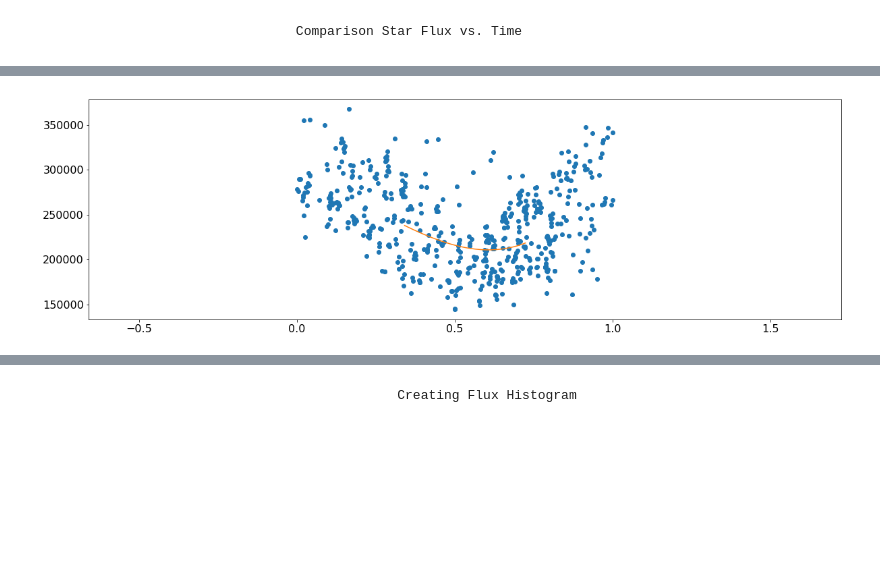
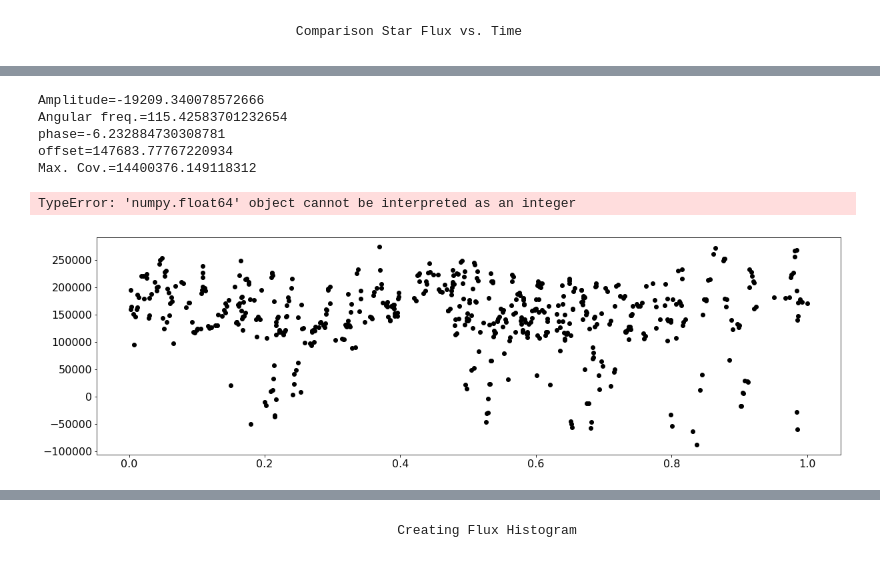
Before and after one commit to joshuapepper/kelt_halo, a Jupyter notebook: old fnAql.ipynb, the cells around one changed output, grey strips where cells are left out. Cells and saved outputs as stored; diff of their text form; code cells hidden in the pictures; blank space fills up the shorter version.

```diff
--- a/old fnAql.ipynb
+++ b/old fnAql.ipynb
@@ -761,18 +732,61 @@ plt.show()
-# %%
-# get x and y vectors
-x = phase
-y = final_flux
-
-# calculate polynomial
-z = np.polyfit(x, y, 3)
-f = np.poly1d(z)
-
-# calculate new x's and y's
-x_new = np.linspace(x[0], x[-1], 50)
-y_new = f(x_new)
-
-plt.plot(x,y,'o', x_new, y_new)
-plt.xlim([x[0]-1, x[-1] + 1 ])
-plt.show()
-# %% [output]
-[figure, removed]
+# %%
+import scipy.optimize
+import pylab as plt
+
+#Fit sin to the input time sequence, and return fitimeing parameters
+# "amp", "omega", "phase", "offset", "freq", "period" and "fitfunc"
+def fit_sin(time, point):
+    ff = np.fft.fftfreq(len(time), (time[1]-time[0]))   # assume uniform spacing
+    Fpoint = abs(np.fft.fft(point))
+    guess_freq = abs(ff[np.argmax(Fpoint[1:])+1])   # excluding the zero frequency "peak", which is related to offset
+    guess_amp = np.std(point) * 2.**0.5
+    guess_offset = np.mean(point)
+    guess = np.array([guess_amp, 2.*np.pi*guess_freq, 0., guess_offset])
+
+    popt, pcov = scipy.optimize.curve_fit(sinfunc, time, point, p0=guess)
+    A, w, p, c = popt
+    f = w/(2.*np.pi)
+    fitfunc = lambda t: A * np.sin(w*t + p) + c
+    return {"amp": A, "omega": w, "phase": p, "offset": c, "freq": f, "period": 1./f, "fitfunc": fitfunc, "maxcov": np.max(pcov), "rawres": (guess,popt,pcov)}
+
+
+def sinfunc(t, A, w, p, c):
+    return A * np.sin(w*t + p) + c
+
+full_table=[]
+for i in range(len(non_zero_times)):
+    full_table.append([phase[i],final_flux[i]])
+
+full_table=sorted(full_table, key=operator.itemgetter(0))
+
+plotting_phase = [full_table[i][0] for i in range (len(full_table))]
+plotting_flux = [full_table[i][1] for i in range (len(full_table))]
+
+## fit data tables
+# N= number of points to fit
+# amp= the amplitude
+# omega= angular frequency
+# phase=
+# offset= on the y axis
+# noise= for making points
+#N, amp, omega, phase2, offset, noise = 100, 1, 2, .5, 0, 1
+res = fit_sin(plotting_phase, plotting_flux)
+print("Amplitude=%(amp)s" % res)
+print("Angular freq.=%(omega)s" % res)
+print("phase=%(phase)s" % res)
+print("offset=%(offset)s" % res)
+print("Max. Cov.=%(maxcov)s" % res)
+
+plt.plot(plotting_phase, final_flux, "ok", label="y with noise")
+plt.plot(plotting_phase,
+         res["fitfunc"](plotting_phase), "r-", label="y fit curve", linewidth=2)
+plt.legend(loc="best")
+plt.show()
+# %% [output]
+Amplitude=-19209.340078572666
+Angular freq.=115.42583701232654
+phase=-6.232884730308781
+offset=147683.77767220934
+Max. Cov.=14400376.149118312
+TypeError: 'numpy.float64' object cannot be interpreted as an integer
+[figure, added]
```
Also changed, not shown: parts of 22 cells of this notebook.
